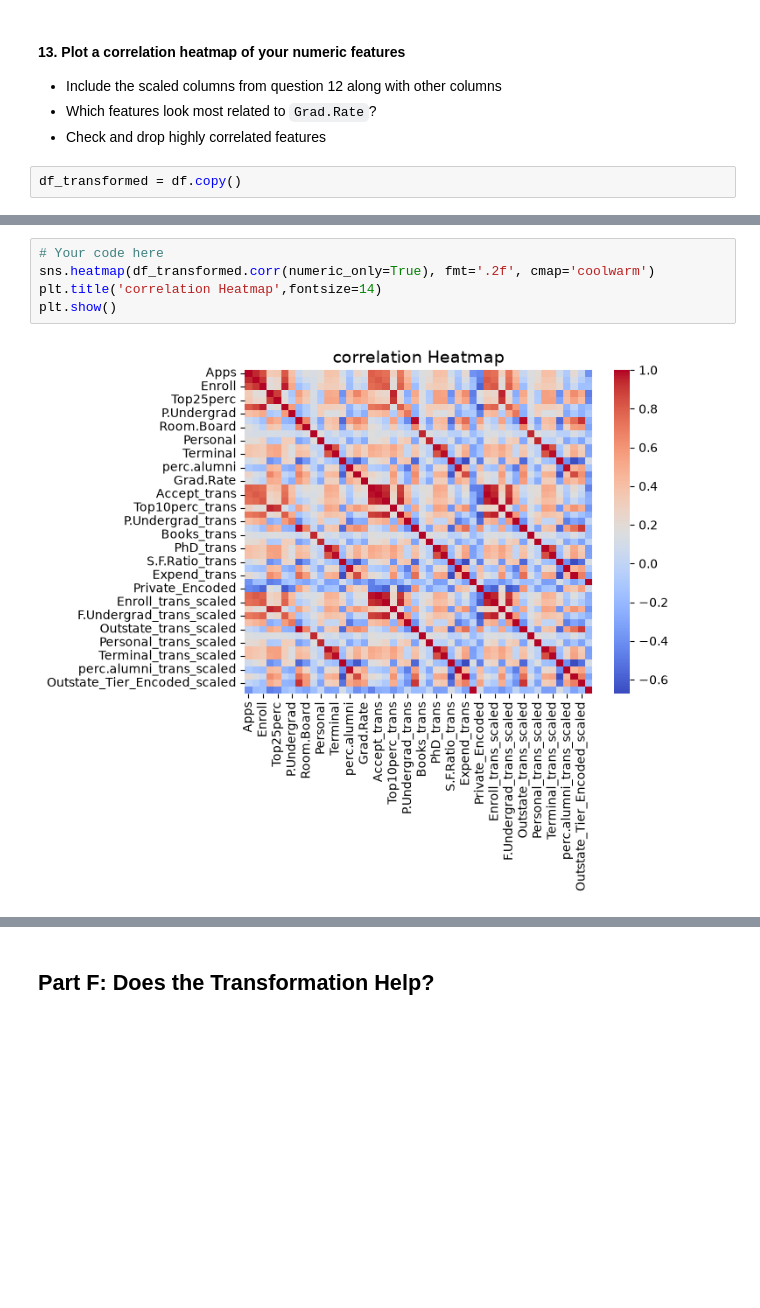
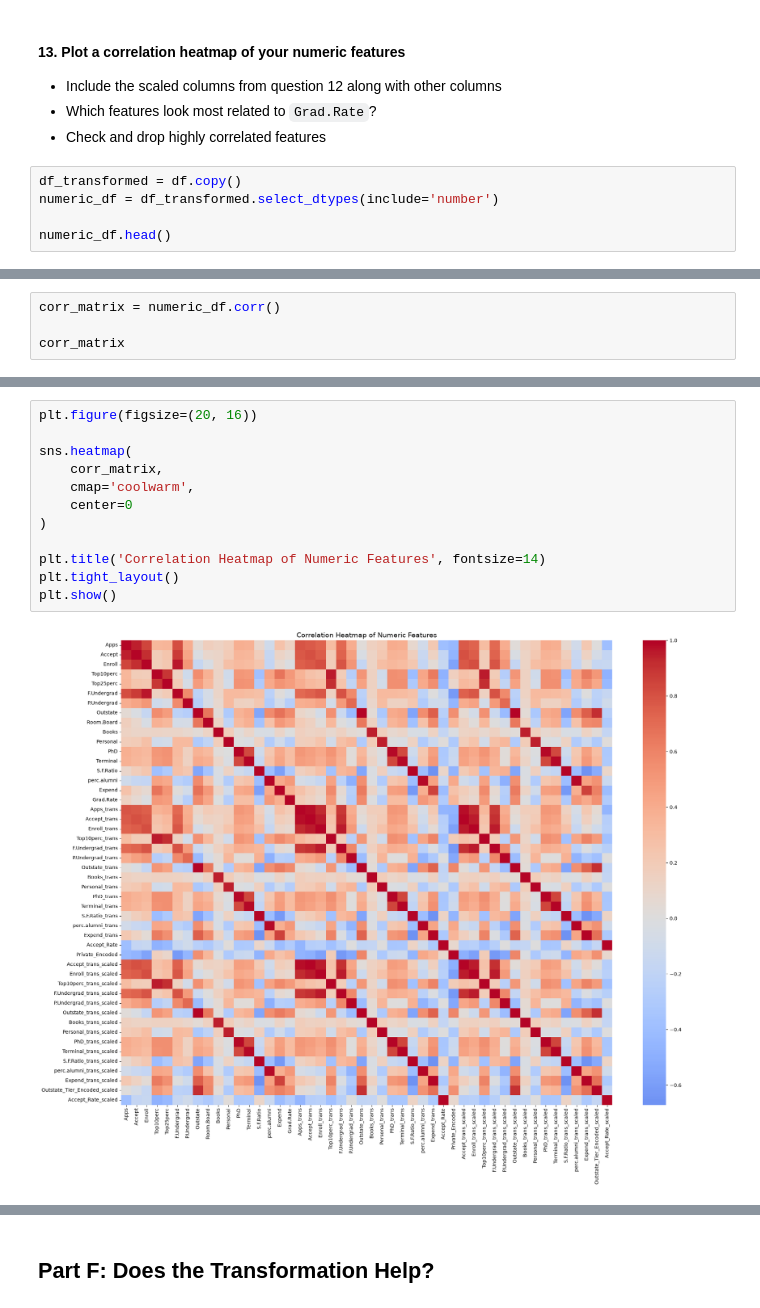
Before and after one commit to FatimaKhalifa5/Labs, a Jupyter notebook: Exercises-6.8/6.8.E1 Transformation Exercise (2).ipynb, the cells around one changed output, grey strips where cells are left out. Cells and saved outputs as stored; diff of their text form; blank space fills up the shorter version.

```diff
--- a/Exercises-6.8/6.8.E1 Transformation Exercise (2).ipynb
+++ b/Exercises-6.8/6.8.E1 Transformation Exercise (2).ipynb
@@ -616,3 +616,6 @@ df.head()
 - Check and drop highly correlated features
 # %%
 df_transformed = df.copy()
+numeric_df = df_transformed.select_dtypes(include='number')
+
+numeric_df.head()
@@ -618,0 +630,4 @@ df_transformed = df.copy()
+# %%
+corr_matrix = numeric_df.corr()
+
+corr_matrix
@@ -619,7 +653,14 @@ df_transformed = df.copy()
 # %%
-# Your code here
-sns.heatmap(df_transformed.corr(numeric_only=True), fmt='.2f', cmap='coolwarm')
-plt.title('correlation Heatmap',fontsize=14)
+plt.figure(figsize=(20, 16))
+
+sns.heatmap(
+    corr_matrix,
+    cmap='coolwarm',
+    center=0
+)
+
+plt.title('Correlation Heatmap of Numeric Features', fontsize=14)
+plt.tight_layout()
 plt.show()
 # %% [output]
-[figure, old version]
+[figure, new version]
```
Also changed, not shown: parts of 23 cells of this notebook, 2 other files.
